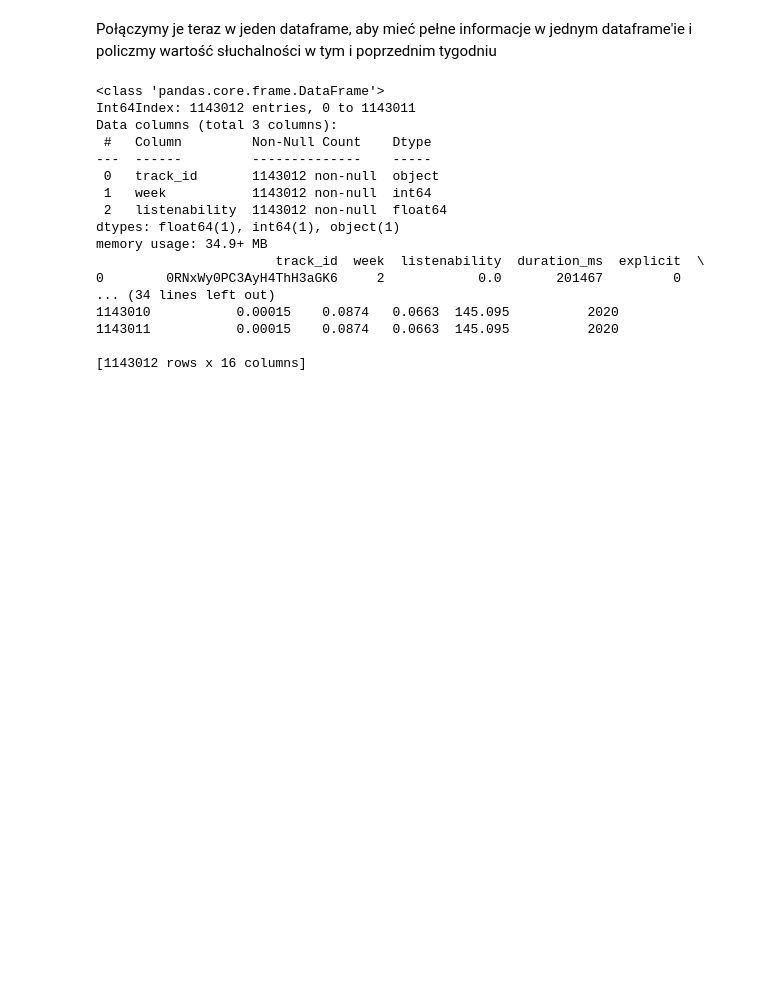
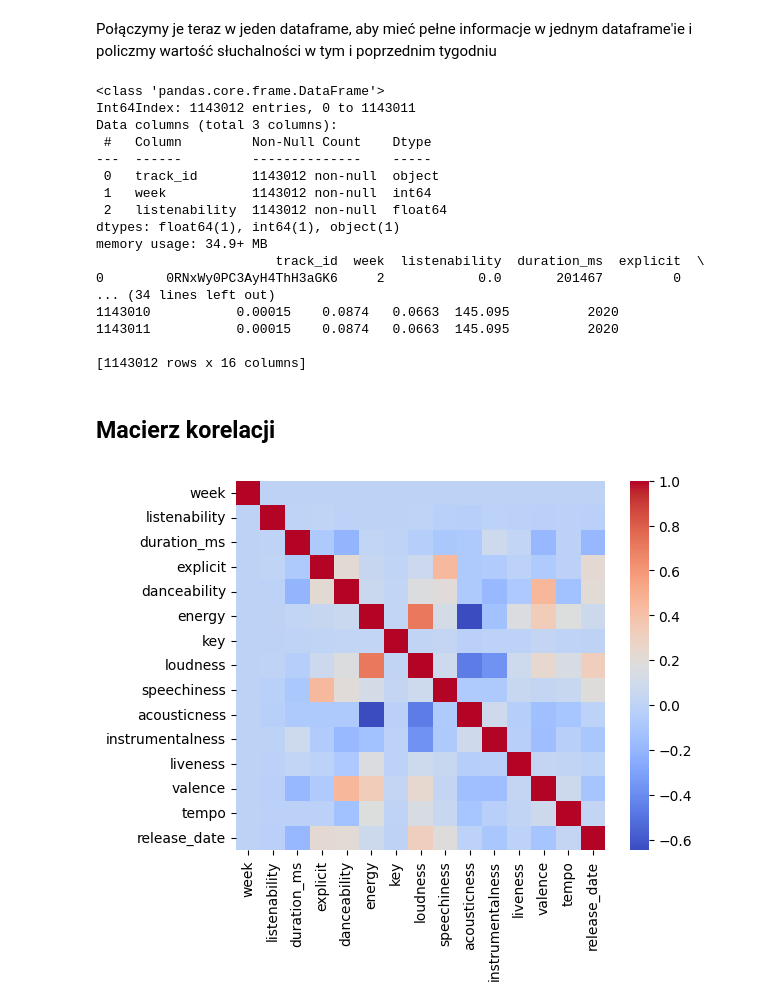
Before and after one commit to Kieru18/Next-Week-s-Top-Tracks, a Jupyter notebook: feature_engineering.ipynb, the cells around one changed output. Cells and saved outputs as stored; diff of their text form; code cells hidden in the pictures; blank space fills up the shorter version.

Commit message:
draft correlation matrix

```diff
--- a/feature_engineering.ipynb
+++ b/feature_engineering.ipynb
@@ -212,3 +197,10 @@ memory usage: 34.9+ MB
 1143011           0.00015    0.0874   0.0663  145.095          2020
 
 [1143012 rows x 16 columns]
+# %% [markdown]
+## Macierz korelacji
+# %%
+correlation_matrix = full_df.drop('track_id', axis=1).corr()
+sns.heatmap(correlation_matrix, cmap='coolwarm', square=True);
+# %% [output]
+[figure, added]
```
Also changed, not shown: parts of 3 cells of this notebook.
